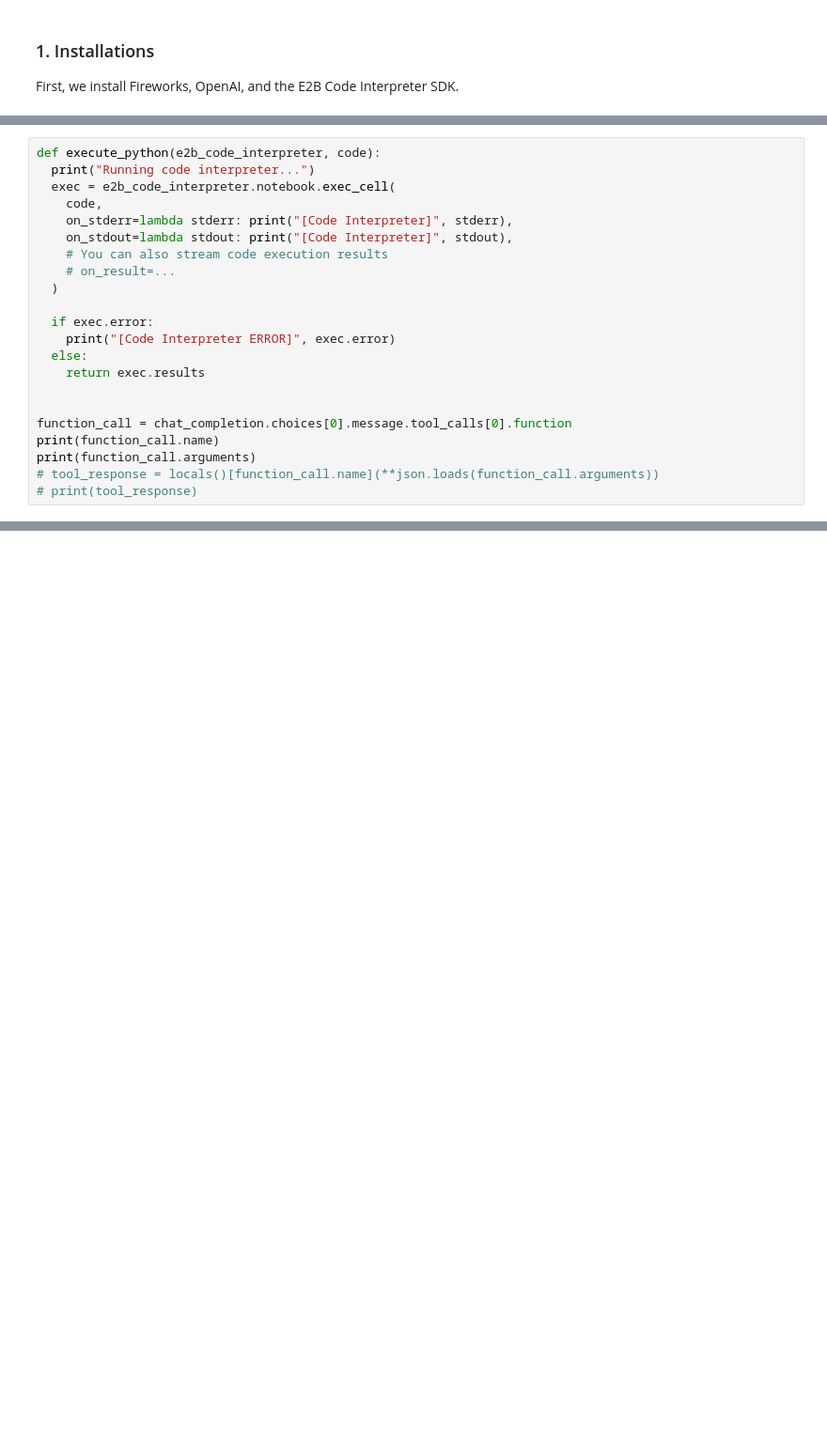
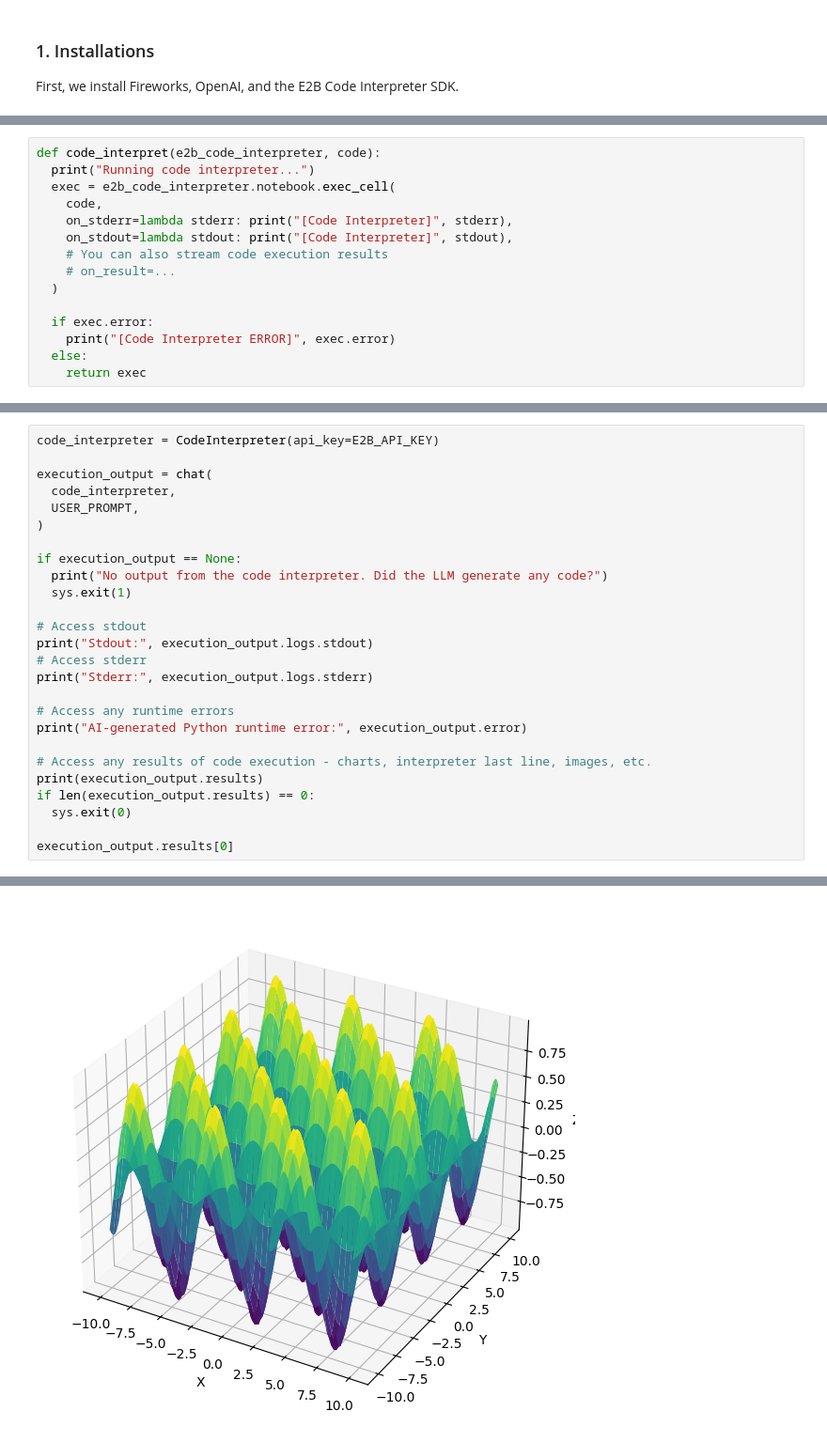
Before and after one commit to e2b-dev/e2b-cookbook, a Jupyter notebook: examples/fireworks/fireworks_code_interpreter.ipynb, the cells around one changed output, grey strips where cells are left out. Shown: that part at 94% size. Cells and saved outputs as stored; diff of their text form; blank space fills up the shorter version.

```diff
--- a/examples/fireworks/fireworks_code_interpreter.ipynb
+++ b/examples/fireworks/fireworks_code_interpreter.ipynb
@@ -132,5 +105,5 @@
 # %%
-def execute_python(e2b_code_interpreter, code):
+def code_interpret(e2b_code_interpreter, code):
   print("Running code interpreter...")
   exec = e2b_code_interpreter.notebook.exec_cell(
     code,
@@ -143,11 +116,4 @@ def execute_python(e2b_code_interpreter, code):
   if exec.error:
     print("[Code Interpreter ERROR]", exec.error)
   else:
-    return exec.results
-
-
-function_call = chat_completion.choices[0].message.tool_calls[0].function
-print(function_call.name)
-print(function_call.arguments)
-# tool_response = locals()[function_call.name](**json.loads(function_call.arguments))
-# print(tool_response)
+    return exec
@@ -225,0 +158,27 @@ InternalServerError: Error code: 500 - {'error': {'object': 'error', 'type': 'in
+# %%
+code_interpreter = CodeInterpreter(api_key=E2B_API_KEY)
+
+execution_output = chat(
+  code_interpreter,
+  USER_PROMPT,
+)
+
+if execution_output == None:
+  print("No output from the code interpreter. Did the LLM generate any code?")
+  sys.exit(1)
+
+# Access stdout
+print("Stdout:", execution_output.logs.stdout)
+# Access stderr
+print("Stderr:", execution_output.logs.stderr)
+
+# Access any runtime errors
+print("AI-generated Python runtime error:", execution_output.error)
+
+# Access any results of code execution - charts, interpreter last line, images, etc.
+print(execution_output.results)
+if len(execution_output.results) == 0:
+  sys.exit(0)
+
+execution_output.results[0]
+# %% [output]
@@ -225,0 +202 @@ InternalServerError: Error code: 500 - {'error': {'object': 'error', 'type': 'in
+[figure, added]
```
Also changed, not shown: parts of 14 cells of this notebook, 2 other files.
